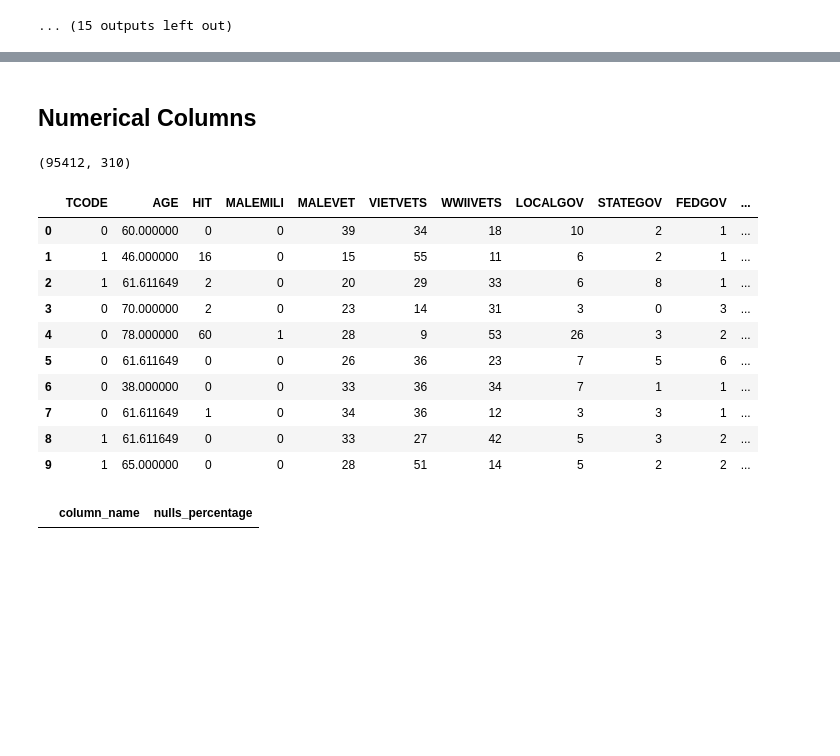
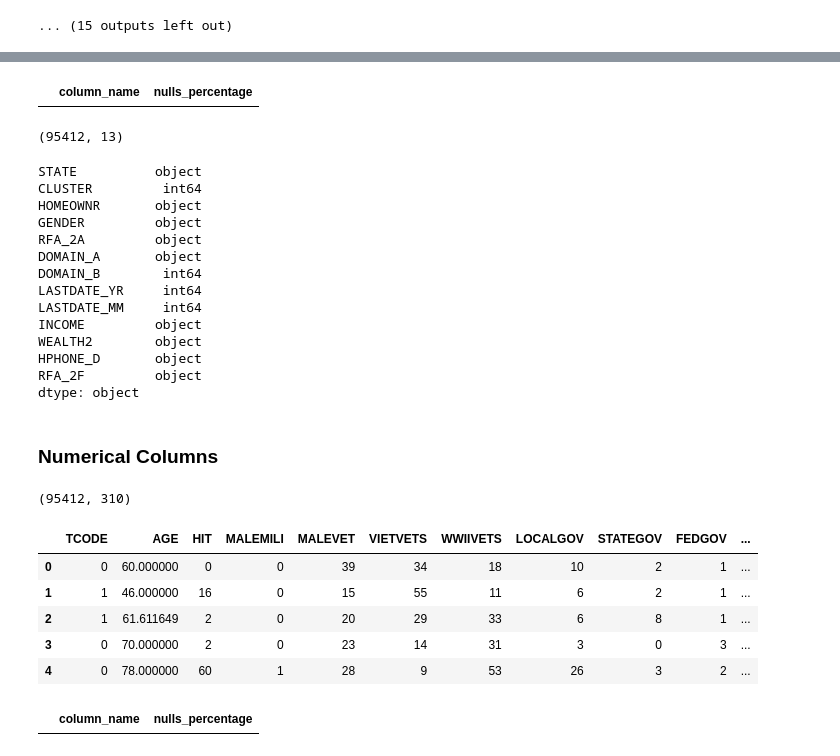
Before and after one commit to jochabo/7_04_lab-handling-data-imbalance-classification, a Jupyter notebook: 7_04_lab.ipynb, the cells around one changed output, grey strips where cells are left out. Drawn from its saved outputs; the diff is of its cells as text; code cells hidden in the pictures; blank space fills up the shorter version.

```diff
--- a/7_04_lab.ipynb
+++ b/7_04_lab.ipynb
@@ -215,0 +232,25 @@ categorical = categorical.applymap(str)
+# %%
+get_percentnan(categorical)
+# %% [output]
+|  | column_name | nulls_percentage |
+# %%
+categorical.shape
+# %% [output]
+(95412, 13)
+# %%
+categorical.dtypes
+# %% [output]
+STATE          object
+CLUSTER         int64
+HOMEOWNR       object
+GENDER         object
+RFA_2A         object
+DOMAIN_A       object
+DOMAIN_B        int64
+LASTDATE_YR     int64
+LASTDATE_MM     int64
+INCOME         object
+WEALTH2        object
+HPHONE_D       object
+RFA_2F         object
+dtype: object
@@ -216,21 +260,16 @@ categorical = categorical.applymap(str)
 # %% [markdown]
-## Numerical Columns
+### Numerical Columns
 # %%
 print(numerical.shape)
-numerical.head(10)
+numerical.head()
 # %% [output]
 (95412, 310)
 |  | TCODE | AGE | HIT | MALEMILI | MALEVET | VIETVETS | WWIIVETS | LOCALGOV | STATEGOV | FEDGOV | ... |
 | 0 | 0 | 60.000000 | 0 | 0 | 39 | 34 | 18 | 10 | 2 | 1 | ... |
 | 1 | 1 | 46.000000 | 16 | 0 | 15 | 55 | 11 | 6 | 2 | 1 | ... |
 | 2 | 1 | 61.611649 | 2 | 0 | 20 | 29 | 33 | 6 | 8 | 1 | ... |
 | 3 | 0 | 70.000000 | 2 | 0 | 23 | 14 | 31 | 3 | 0 | 3 | ... |
 | 4 | 0 | 78.000000 | 60 | 1 | 28 | 9 | 53 | 26 | 3 | 2 | ... |
-| 5 | 0 | 61.611649 | 0 | 0 | 26 | 36 | 23 | 7 | 5 | 6 | ... |
-| 6 | 0 | 38.000000 | 0 | 0 | 33 | 36 | 34 | 7 | 1 | 1 | ... |
-| 7 | 0 | 61.611649 | 1 | 0 | 34 | 36 | 12 | 3 | 3 | 1 | ... |
-| 8 | 1 | 61.611649 | 0 | 0 | 33 | 27 | 42 | 5 | 3 | 2 | ... |
-| 9 | 1 | 65.000000 | 0 | 0 | 28 | 51 | 14 | 5 | 2 | 2 | ... |
 # %%
 get_percentnan(numerical)
 # %% [output]
```
Also changed, not shown: parts of 72 cells of this notebook.
